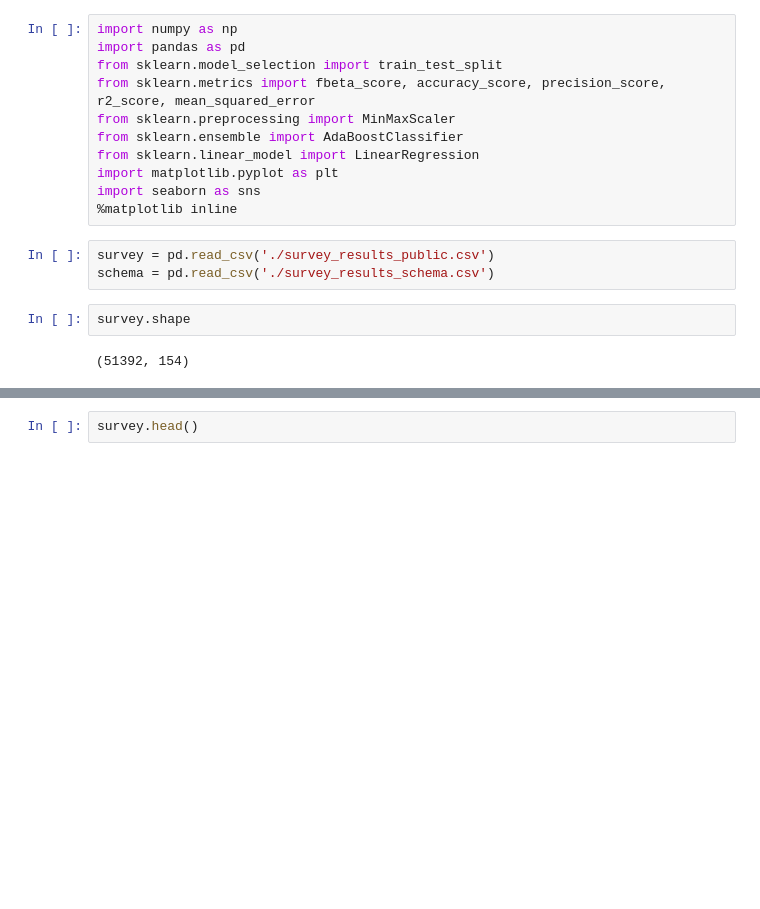
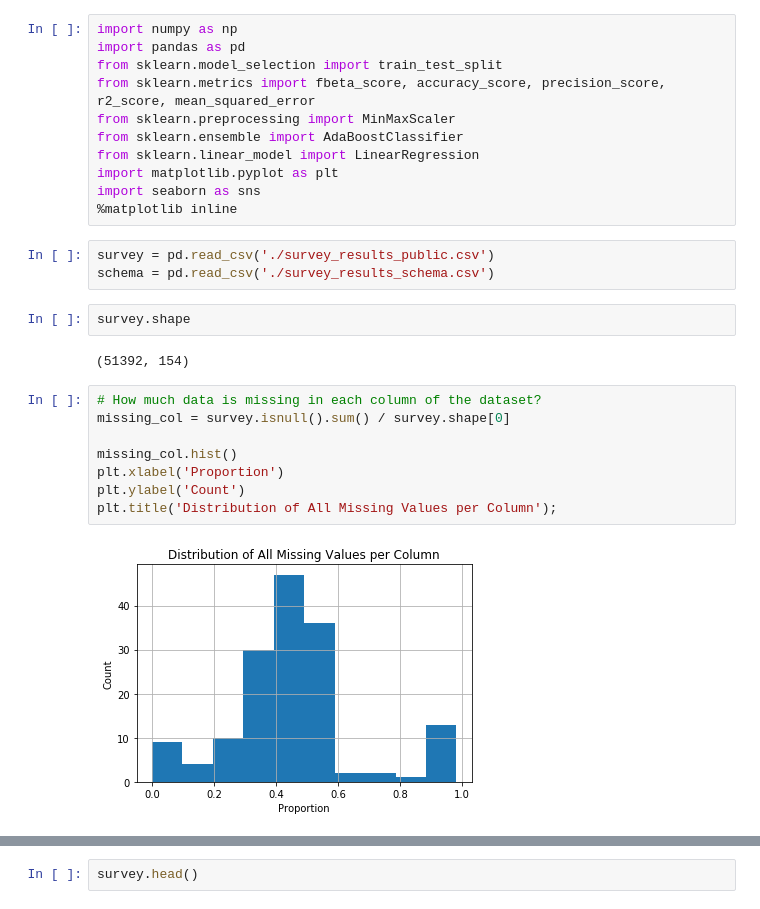
Before and after one commit to renzsumera/dsnd-p4-intro-data-science, a Jupyter notebook: WhyDevelopersLeave.ipynb, the cells around one changed output, grey strips where cells are left out. Drawn from its saved outputs; the diff is of its cells as text; blank space fills up the shorter version.

```diff
--- a/WhyDevelopersLeave.ipynb
+++ b/WhyDevelopersLeave.ipynb
@@ -33,3 +34,13 @@ schema = pd.read_csv('./survey_results_schema.csv')
 survey.shape
 # %% [output]
 (51392, 154)
+# %%
+# How much data is missing in each column of the dataset?
+missing_col = survey.isnull().sum() / survey.shape[0]
+
+missing_col.hist()
+plt.xlabel('Proportion')
+plt.ylabel('Count')
+plt.title('Distribution of All Missing Values per Column');
+# %% [output]
+[figure, added]
```
Also changed, not shown: parts of 55 cells of this notebook.
